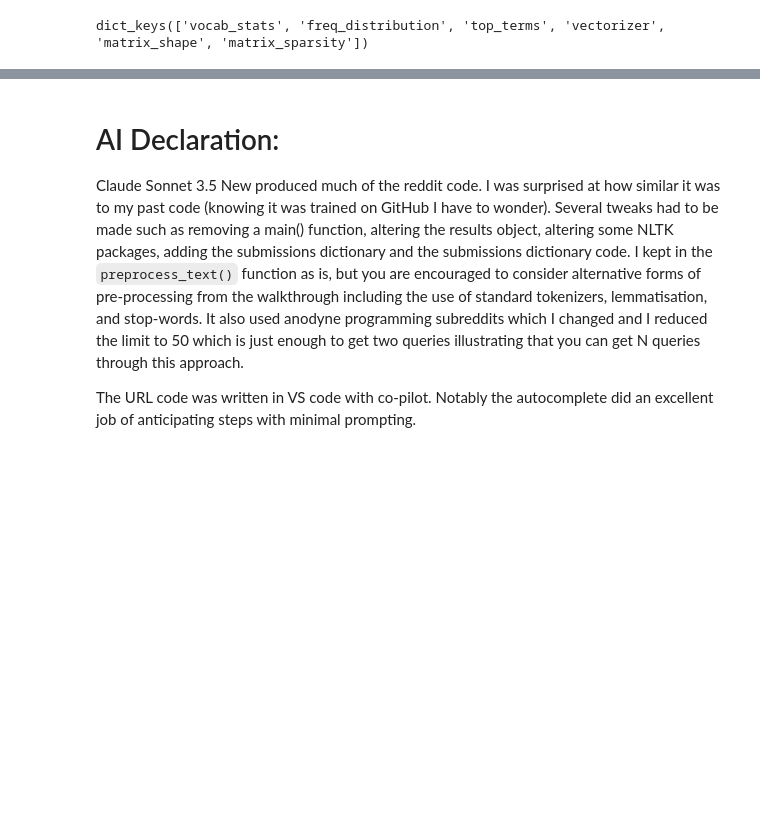
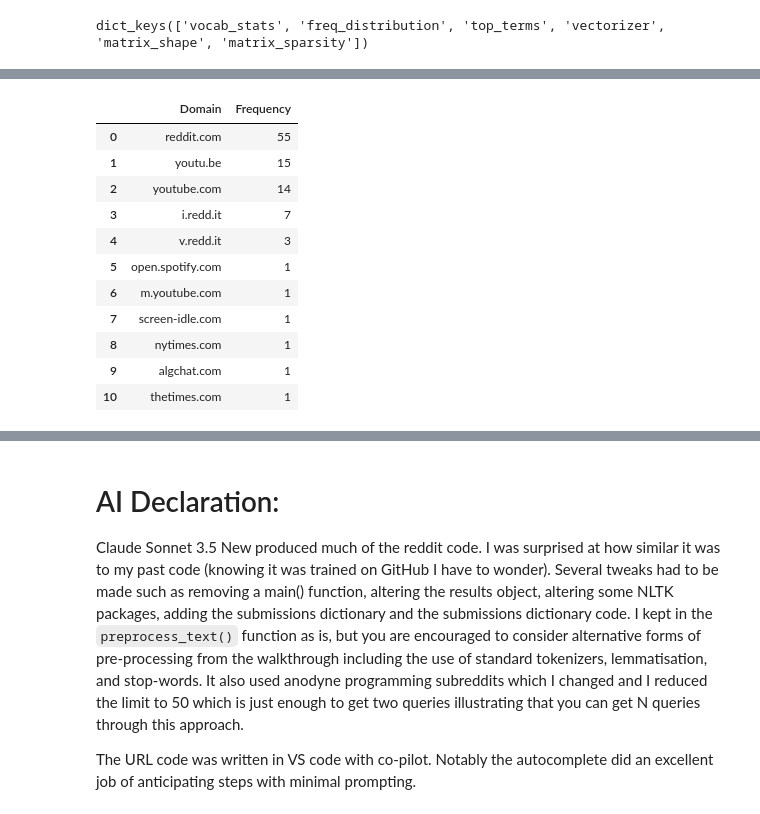
Before and after one commit to Puxu-Li-OII/oii-fsds-textanalysis, a Jupyter notebook: week3day2_lab_text copy.ipynb, the cells around one changed output, grey strips where cells are left out. Drawn from its saved outputs; the diff is of its cells as text; code cells hidden in the pictures; blank space fills up the shorter version.

```diff
--- a/week3day2_lab_text copy.ipynb
+++ b/week3day2_lab_text copy.ipynb
@@ -288,0 +380,72 @@ dict_keys(['vocab_stats', 'freq_distribution', 'top_terms', 'vectorizer', 'matri
+# %%
+from urllib.parse import urlparse
+# Data Exploration:
+submissions['classicalmusic'][0] # Example post from the unitedkingdom subreddit
+
+url_list = [post['url'] for post in submissions['classicalmusic']]
+url_df = pd.DataFrame(url_list, columns=['url'])
+url_df['domain'] = url_df['url'].str.extract(r'(https?://[^/]+)')
+
+url_df['domain'].value_counts().head(10)
+
+def get_top_domains(submissions, top_n=10):
+    domain_counts = {}
+    for subreddit, posts in submissions.items():
+        # Extract URLs from each post
+        url_list = [post['url'] for post in posts if 'url' in post]
+
+        # Extract domain using the method from your example
+        url_df = pd.DataFrame(url_list, columns=['url'])
+        url_df['domain'] = url_df['url'].str.extract(r'(https?://[^/]+)')
+
+        # Count domain occurrences
+        domain_counter = Counter(url_df['domain'])
+        common_domains = domain_counter.most_common(top_n)
+
+        # Store the results in a DataFrame for this subreddit
+        domain_counts[subreddit] = pd.DataFrame(common_domains, columns=['Domain', 'Frequency'])
+
+    return domain_counts
+
+# Step 2: Call the function and display the results
+top_n = 10  # Adjust this to control how many top domains you want to see
+domain_tables = get_top_domains(submissions, top_n=top_n)
+
+for subreddit, table in domain_tables.items():
+    print(f"\nTop {top_n} domains for r/{subreddit}:")
+    display(table)
+
+# Helper function to extract top-level domain from a URL
+def extract_domain(url):
+    if pd.isna(url) or not url:
+        return None
+    domain = urlparse(url).netloc
+    # Extract top-level domain (e.g., bbc.com from www.bbc.com)
+    return re.sub(r'www\.', '', domain)
+
+# Step 1: Extract URLs and domains from submissions
+def get_top_domains(submissions, top_n=10):
+    domain_counts = {}
+    for subreddit, posts in submissions.items():
+        # Extract domains
+        domains = [extract_domain(post.get('url')) for post in posts if post.get('url')]
+        domains = [domain for domain in domains if domain]  # Filter out None values
+
+        # Count domain frequency
+        domain_counter = Counter(domains)
+        common_domains = domain_counter.most_common(top_n)
+
+        # Store results in a DataFrame
+        domain_counts[subreddit] = pd.DataFrame(common_domains, columns=['Domain', 'Frequency'])
+
+    return domain_counts
+
+# Step 2: Get the most common domains for each subreddit
+top_n = 2  # Adjust this to show more or fewer top domains
+domain_tables = get_top_domains(submissions, top_n=top_n)
+
+# Step 3: Display the tables
+for subreddit, table in domain_tables.items():
+    print(f"\nTop {top_n} domains for r/{subreddit}:")
+    display(table)
+# %% [output]
@@ -288,0 +478,12 @@ dict_keys(['vocab_stats', 'freq_distribution', 'top_terms', 'vectorizer', 'matri
+|  | Domain | Frequency |
+| 0 | reddit.com | 55 |
+| 1 | youtu.be | 15 |
+| 2 | youtube.com | 14 |
+| 3 | i.redd.it | 7 |
+| 4 | v.redd.it | 3 |
+| 5 | open.spotify.com | 1 |
+| 6 | m.youtube.com | 1 |
+| 7 | screen-idle.com | 1 |
+| 8 | nytimes.com | 1 |
+| 9 | algchat.com | 1 |
+| 10 | thetimes.com | 1 |
```
Also changed, not shown: parts of 7 cells of this notebook.
